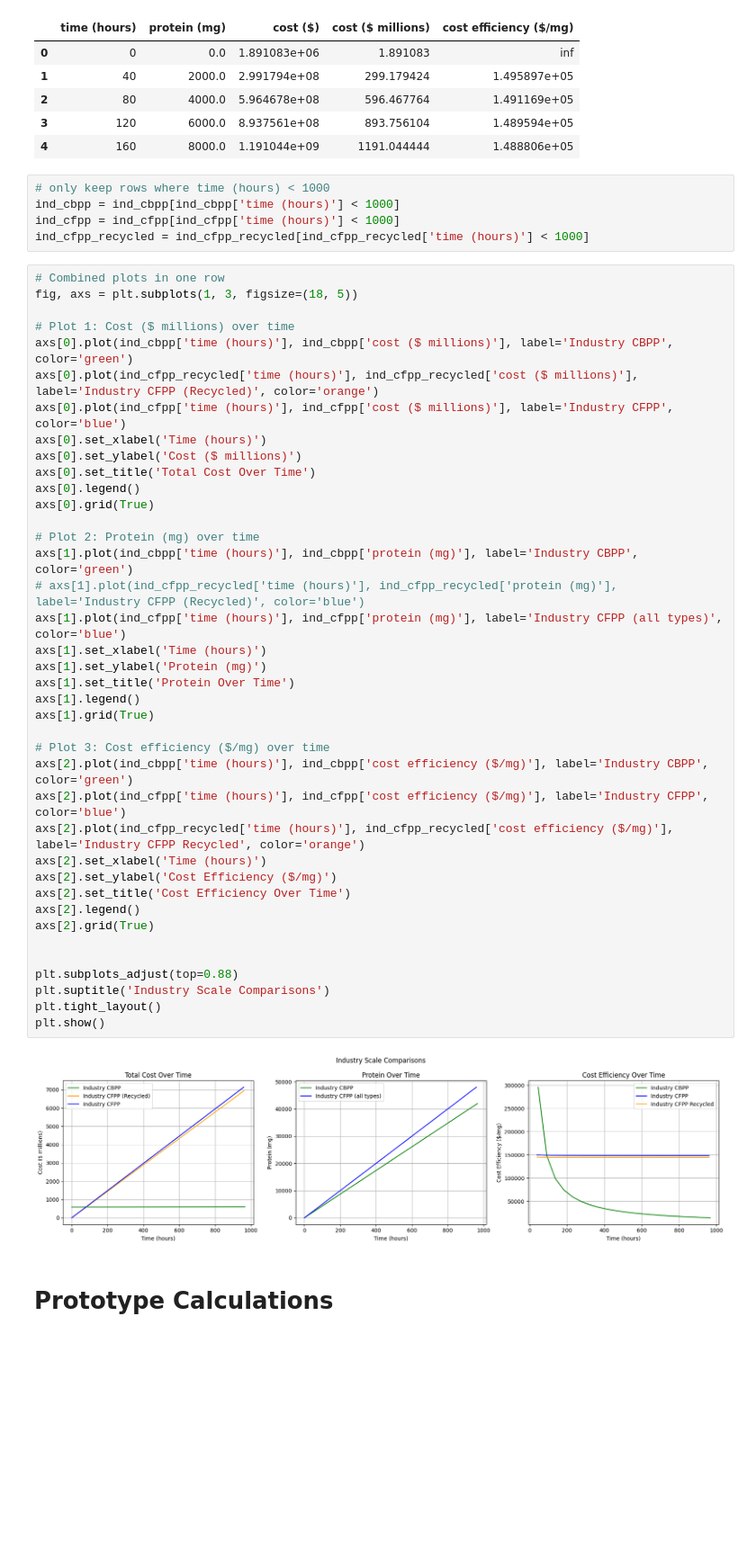
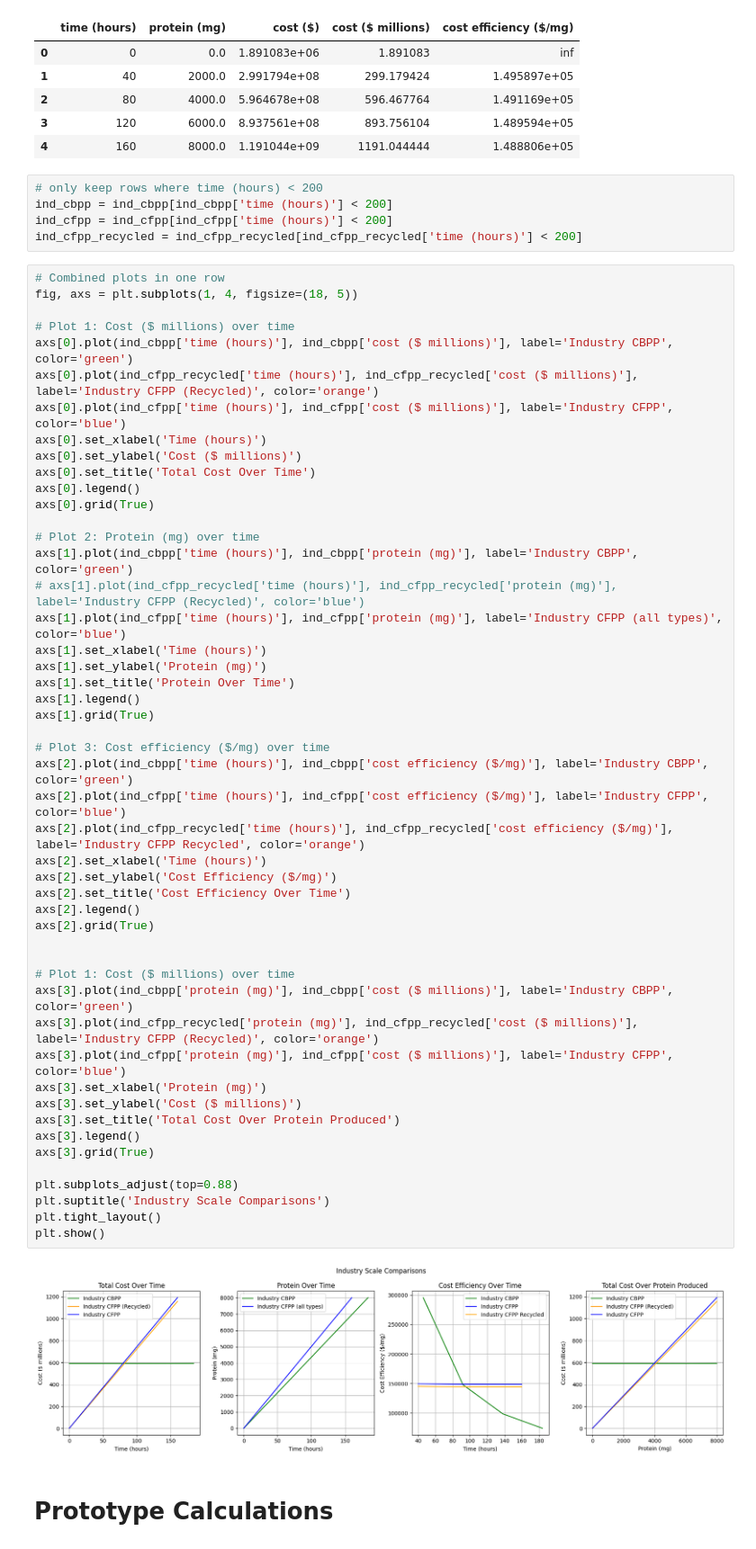
Before and after one commit to UBC-BIOMOD-Computational/TreeSAPP_Cost-Analysis, a Jupyter notebook: Cost Analysis/technoeconomic_plotterSept.ipynb, the cells around one changed output. Shown at 90% size. Saved outputs shown, nothing was run; the diff lists cells and outputs as text; blank space fills up the shorter version.

```diff
--- a/Cost Analysis/technoeconomic_plotterSept.ipynb
+++ b/Cost Analysis/technoeconomic_plotterSept.ipynb
@@ -107,13 +109,13 @@ ind_cfpp.head()
 | 3 | 120 | 6000.0 | 8.937561e+08 | 893.756104 | 1.489594e+05 |
 | 4 | 160 | 8000.0 | 1.191044e+09 | 1191.044444 | 1.488806e+05 |
 # %%
-# only keep rows where time (hours) < 1000
-ind_cbpp = ind_cbpp[ind_cbpp['time (hours)'] < 1000]
-ind_cfpp = ind_cfpp[ind_cfpp['time (hours)'] < 1000]
-ind_cfpp_recycled = ind_cfpp_recycled[ind_cfpp_recycled['time (hours)'] < 1000]
+# only keep rows where time (hours) < 200
+ind_cbpp = ind_cbpp[ind_cbpp['time (hours)'] < 200]
+ind_cfpp = ind_cfpp[ind_cfpp['time (hours)'] < 200]
+ind_cfpp_recycled = ind_cfpp_recycled[ind_cfpp_recycled['time (hours)'] < 200]
 # %%
 # Combined plots in one row
-fig, axs = plt.subplots(1, 3, figsize=(18, 5))
+fig, axs = plt.subplots(1, 4, figsize=(18, 5))
 
 # Plot 1: Cost ($ millions) over time
 axs[0].plot(ind_cbpp['time (hours)'], ind_cbpp['cost ($ millions)'], label='Industry CBPP', color='green')
@@ -124,34 +126,44 @@ axs[0].set_ylabel('Cost ($ millions)')
 axs[0].set_title('Total Cost Over Time')
 axs[0].legend()
 axs[0].grid(True)
 
 # Plot 2: Protein (mg) over time
 axs[1].plot(ind_cbpp['time (hours)'], ind_cbpp['protein (mg)'], label='Industry CBPP', color='green')
 # axs[1].plot(ind_cfpp_recycled['time (hours)'], ind_cfpp_recycled['protein (mg)'], label='Industry CFPP (Recycled)', color='blue')
 axs[1].plot(ind_cfpp['time (hours)'], ind_cfpp['protein (mg)'], label='Industry CFPP (all types)', color='blue')
 axs[1].set_xlabel('Time (hours)')
 axs[1].set_ylabel('Protein (mg)')
 axs[1].set_title('Protein Over Time')
 axs[1].legend()
 axs[1].grid(True)
 
 # Plot 3: Cost efficiency ($/mg) over time
 axs[2].plot(ind_cbpp['time (hours)'], ind_cbpp['cost efficiency ($/mg)'], label='Industry CBPP', color='green')
 axs[2].plot(ind_cfpp['time (hours)'], ind_cfpp['cost efficiency ($/mg)'], label='Industry CFPP', color='blue')
 axs[2].plot(ind_cfpp_recycled['time (hours)'], ind_cfpp_recycled['cost efficiency ($/mg)'], label='Industry CFPP Recycled', color='orange')
 axs[2].set_xlabel('Time (hours)')
 axs[2].set_ylabel('Cost Efficiency ($/mg)')
 axs[2].set_title('Cost Efficiency Over Time')
 axs[2].legend()
 axs[2].grid(True)
 
 
+# Plot 1: Cost ($ millions) over time
+axs[3].plot(ind_cbpp['protein (mg)'], ind_cbpp['cost ($ millions)'], label='Industry CBPP', color='green')
+axs[3].plot(ind_cfpp_recycled['protein (mg)'], ind_cfpp_recycled['cost ($ millions)'], label='Industry CFPP (Recycled)', color='orange')
+axs[3].plot(ind_cfpp['protein (mg)'], ind_cfpp['cost ($ millions)'], label='Industry CFPP', color='blue')
+axs[3].set_xlabel('Protein (mg)')
+axs[3].set_ylabel('Cost ($ millions)')
+axs[3].set_title('Total Cost Over Protein Produced')
+axs[3].legend()
+axs[3].grid(True)
+
 plt.subplots_adjust(top=0.88)
 plt.suptitle('Industry Scale Comparisons')
 plt.tight_layout()
 plt.show()
 # %% [output]
-[figure, old version]
+[figure, new version]
 # %% [markdown]
 # Prototype Calculations
 # %%
```
Also changed, not shown: parts of 8 cells of this notebook, 1 other file.
